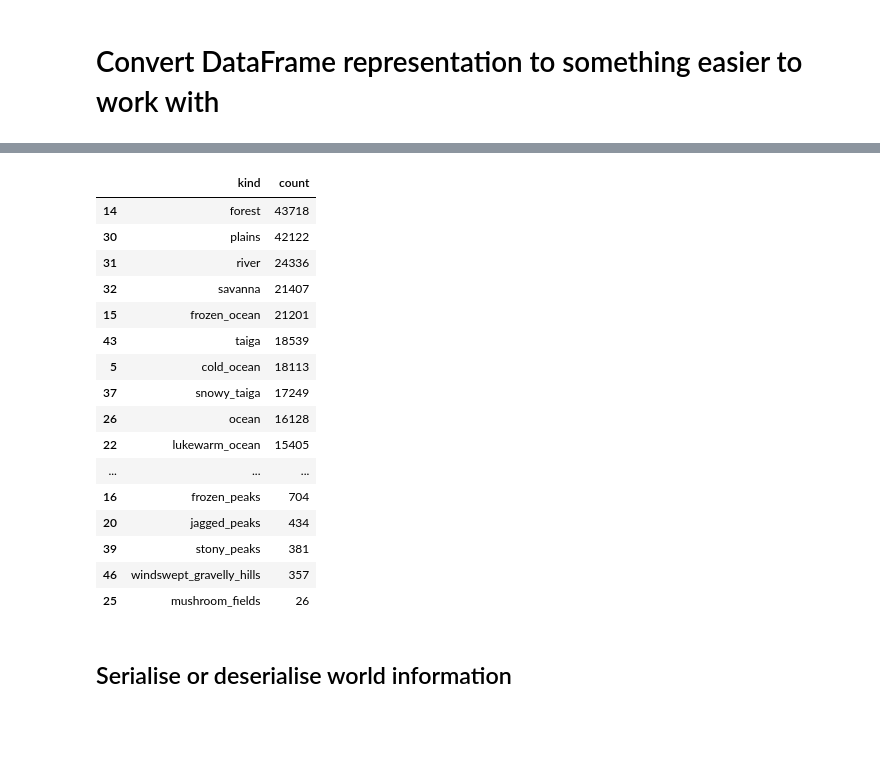
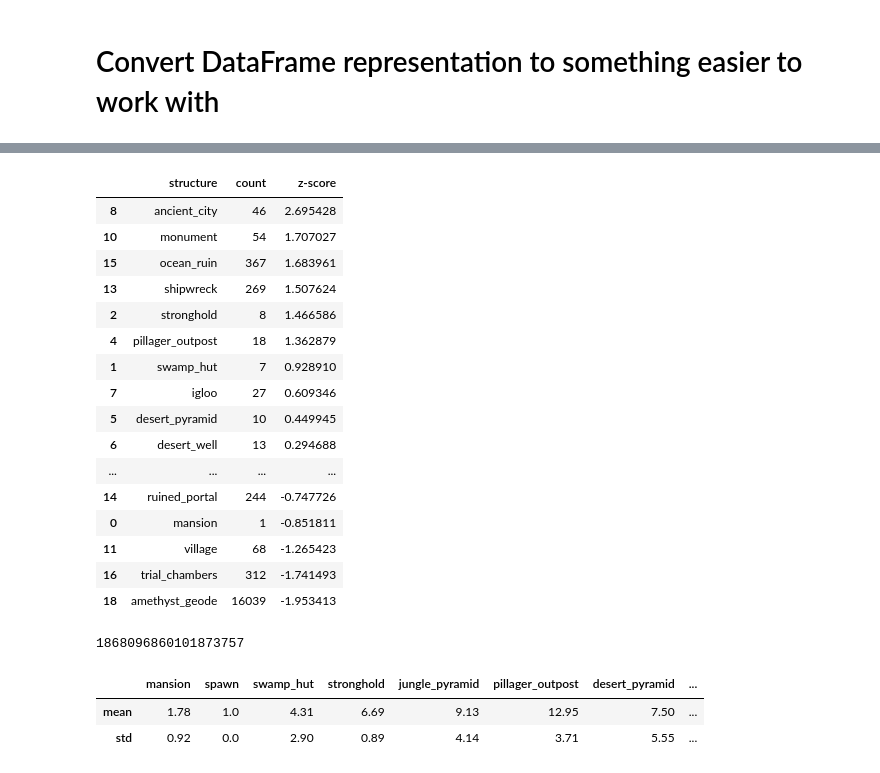
Before and after one commit to Henry-Ash-Williams/minesoc-seedfinding, a Jupyter notebook: main.ipynb, the cells around one changed output, grey strips where cells are left out. Drawn from its saved outputs; the diff is of its cells as text; code cells hidden in the pictures; blank space fills up the shorter version.

```diff
--- a/main.ipynb
+++ b/main.ipynb
@@ -95,22 +158,0 @@ pd.DataFrame(
-# %%
-pd.DataFrame(world.biomes).sort_values("count", ascending=False)
-# %% [output]
-|  | kind | count |
-| 14 | forest | 43718 |
-| 30 | plains | 42122 |
-| 31 | river | 24336 |
-| 32 | savanna | 21407 |
-| 15 | frozen_ocean | 21201 |
-| 43 | taiga | 18539 |
-| 5 | cold_ocean | 18113 |
-| 37 | snowy_taiga | 17249 |
-| 26 | ocean | 16128 |
-| 22 | lukewarm_ocean | 15405 |
-| ... | ... | ... |
-| 16 | frozen_peaks | 704 |
-| 20 | jagged_peaks | 434 |
-| 39 | stony_peaks | 381 |
-| 46 | windswept_gravelly_hills | 357 |
-| 25 | mushroom_fields | 26 |
-# %% [markdown]
-## Serialise or deserialise world information
@@ -123,0 +159,43 @@ with open("worlds.json", "r") as file:
+# %%
+df = {"structure": [], "count": [], "z-score": [], "weighted-score": []}
+for structure in ALL_STRUCTURES:
+    if structure == "spawn":
+        continue
+
+    df["structure"].append(structure)
+    df["count"].append(best_world.get_structure_count(structure))
+    df["z-score"].append(
+        (df["count"][-1] - dist[structure]["mean"]) / dist[structure]["std"]
+    )
+    df["weighted-score"].append(df["z-score"][-1] * weights[structure])
+
+df = pd.DataFrame(df).sort_values("z-score", ascending=False)
+df
+# %% [output]
+|  | structure | count | z-score |
+| 8 | ancient_city | 46 | 2.695428 |
+| 10 | monument | 54 | 1.707027 |
+| 15 | ocean_ruin | 367 | 1.683961 |
+| 13 | shipwreck | 269 | 1.507624 |
+| 2 | stronghold | 8 | 1.466586 |
+| 4 | pillager_outpost | 18 | 1.362879 |
+| 1 | swamp_hut | 7 | 0.928910 |
+| 7 | igloo | 27 | 0.609346 |
+| 5 | desert_pyramid | 10 | 0.449945 |
+| 6 | desert_well | 13 | 0.294688 |
+| ... | ... | ... | ... |
+| 14 | ruined_portal | 244 | -0.747726 |
+| 0 | mansion | 1 | -0.851811 |
+| 11 | village | 68 | -1.265423 |
+| 16 | trial_chambers | 312 | -1.741493 |
+| 18 | amethyst_geode | 16039 | -1.953413 |
+# %%
+best_world.seed
+# %% [output]
+1868096860101873757
+# %%
+pd.DataFrame(dist).round(2)
+# %% [output]
+|  | mansion | spawn | swamp_hut | stronghold | jungle_pyramid | pillager_outpost | desert_pyramid | ... |
+| mean | 1.78 | 1.0 | 4.31 | 6.69 | 9.13 | 12.95 | 7.50 | ... |
+| std | 0.92 | 0.0 | 2.90 | 0.89 | 4.14 | 3.71 | 5.55 | ... |
```
Also changed, not shown: parts of 17 cells of this notebook, 5 other files.
